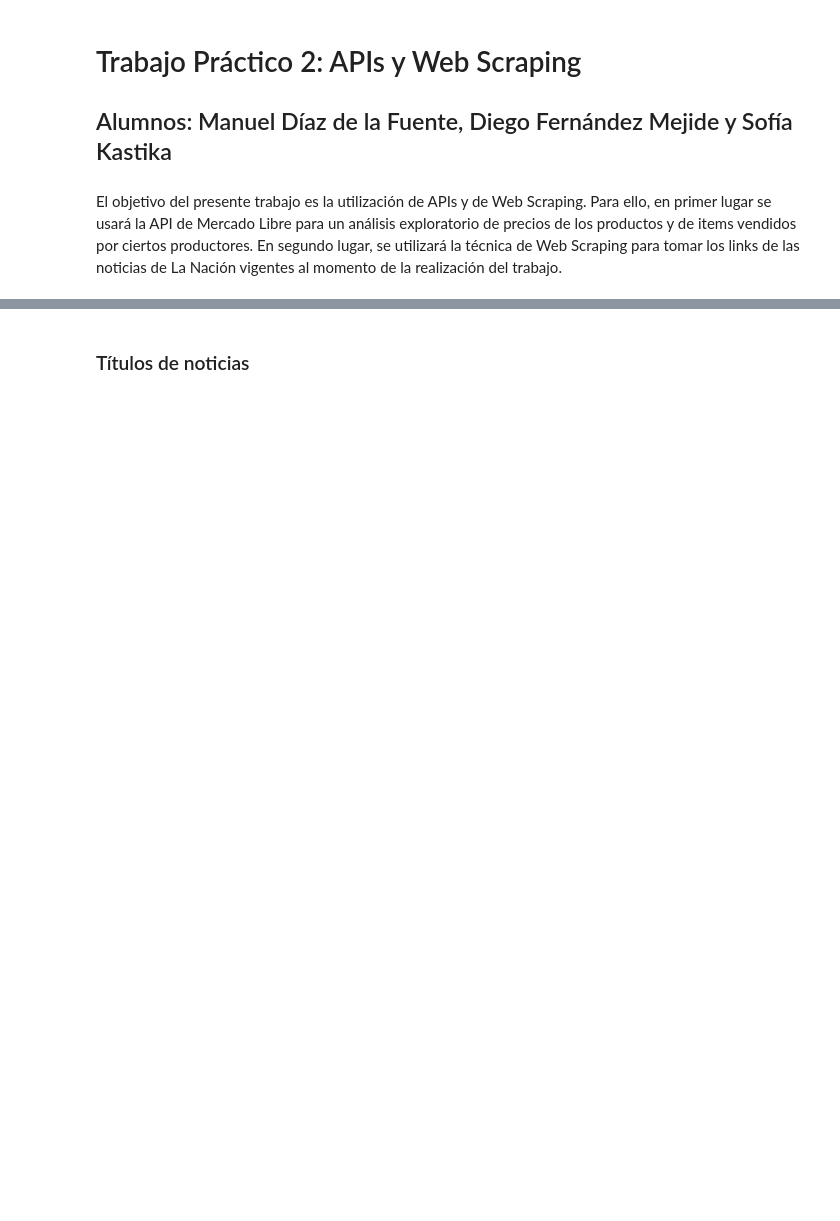
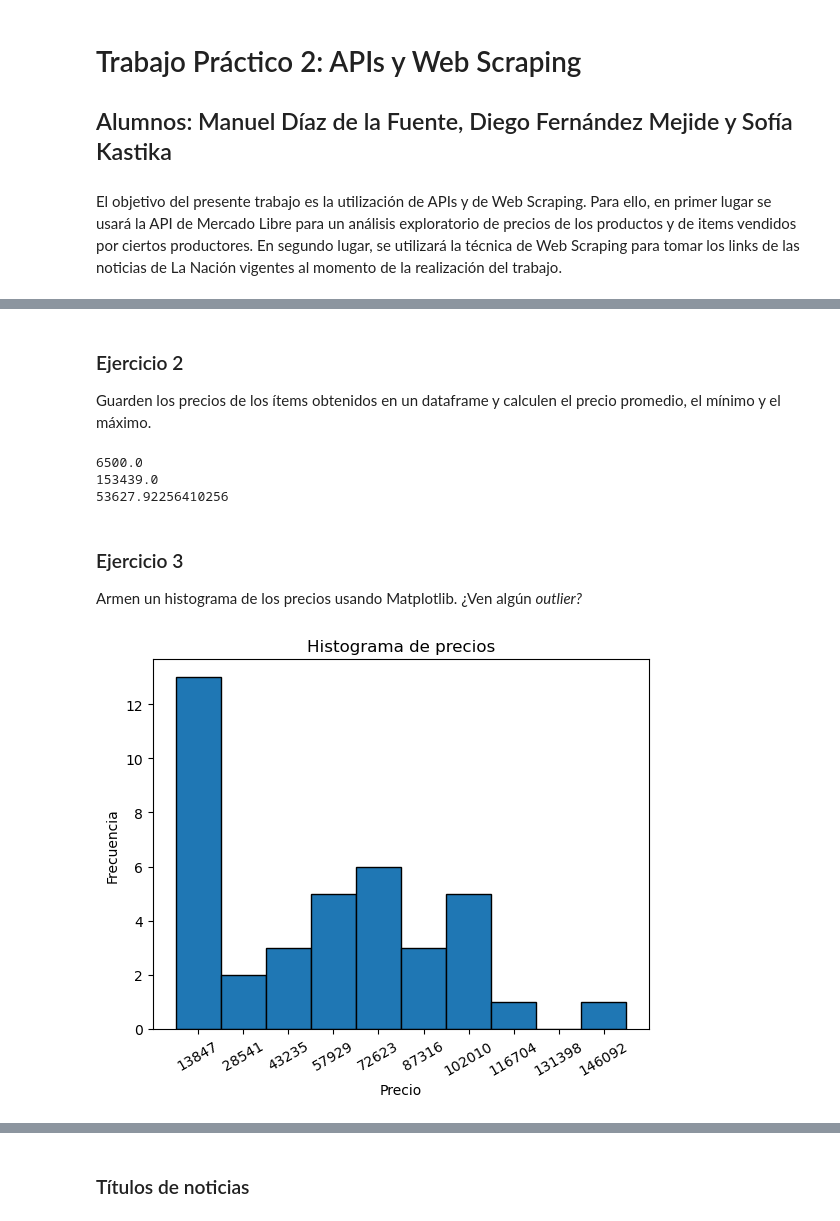
Before and after one commit to ManuDF0/Trabajos-Pr-cticos, a Jupyter notebook: TP2/TP2.ipynb, the cells around one changed output, grey strips where cells are left out. Saved outputs shown, nothing was run; the diff lists cells and outputs as text; code cells hidden in the pictures; blank space fills up the shorter version.

```diff
--- a/TP2/TP2.ipynb
+++ b/TP2/TP2.ipynb
@@ -7,0 +17,18 @@ El objetivo del presente trabajo es la utilización de APIs y de Web Scraping. P
+# %%
+# Establecemos el producto que queremos buscar
+buscar = "Vinilo Art blakey and the jazz messengers"
+
+# Creamos la url que vamos a buscar
+url = "https://api.mercadolibre.com/sites/{}/search?q={}".format("MLA", buscar.replace(" ", "%20"))
+url
+# Hacemos el pedido de información a la API
+response = requests.request("GET", url)
+
+# El pedido fue exitoso
+print(response)
+
+# Convertimos la información a formato json
+data = response.json()
+
+# El resultado de la búsqueda incluye 27 productos
+print('Longitud de lista de resultados:', len(data['results']))
@@ -7,0 +38,60 @@ El objetivo del presente trabajo es la utilización de APIs y de Web Scraping. P
+# %% [markdown]
+### Ejercicio 2
+Guarden los precios de los ítems obtenidos en un dataframe y calculen el precio promedio, el mínimo y el máximo.
+# %%
+# Definimos una función que toma el resultado de la búsqueda y me genera un diccionario con keys = nombre del producto y values = precio.
+def buscador_precios(lista_diccionarios):
+    nuevo_diccionario = {} # Crea un diccionario vacío
+    for item in lista_diccionarios:
+        # Aseguramos que ambos 'title' y 'price' estén en el diccionario
+        if 'title' in item and 'price' in item:
+            nuevo_diccionario[item['title']] = item['price']
+    return nuevo_diccionario
+
+# Creamos el diccionario con los precios.
+lista_precios = buscador_precios(data['results'])
+
+# Lo convertimos en un dataframe con la librería pandas.
+lista_precios_df = pd.DataFrame.from_dict(lista_precios, orient='index', columns=['price']).reset_index()
+
+# Renombramos la columna index porque es la columna de los nombres de los productos
+lista_precios_df.rename(columns={'index': 'title'}, inplace=True)
+
+# Calculamos el precio mínimo, máximo y el promedio
+precio_minimo = min(lista_precios_df['price'])
+print(precio_minimo)
+
+precio_maximo = max(lista_precios_df['price'])
+print(precio_maximo)
+
+precio_promedio = lista_precios_df['price'].mean()
+print(precio_promedio)
+# %% [output]
+6500.0
+153439.0
+53627.92256410256
+# %% [markdown]
+### Ejercicio 3
+Armen un histograma de los precios usando Matplotlib. ¿Ven algún <i>outlier<i>?
+# %%
+# Establecemos el número de bins y otros parámetros del histograma del histograma
+n_bins = 10
+counts, bins, patches = plt.hist(lista_precios_df['price'], bins=n_bins, edgecolor='black')
+
+# Calculamos las posiciones centrales de las barras
+bin_centers = 0.5 * (bins[:-1] + bins[1:])
+
+# Configuramos los ticks en el centro de las barras
+plt.xticks(bin_centers, rotation = 30)
+
+# Añadimos títulos y etiquetas
+plt.title('Histograma de precios')
+plt.xlabel('Precio')
+plt.ylabel('Frecuencia')
+
+# Mostramos el gráfico
+plt.show()
+
+# El gráfico sugiere la presencia de un outlier con precio entre de 140 mil y 150 mil pesos.
+# %% [output]
+[figure, added]
```
Also changed, not shown: parts of 13 cells of this notebook.
